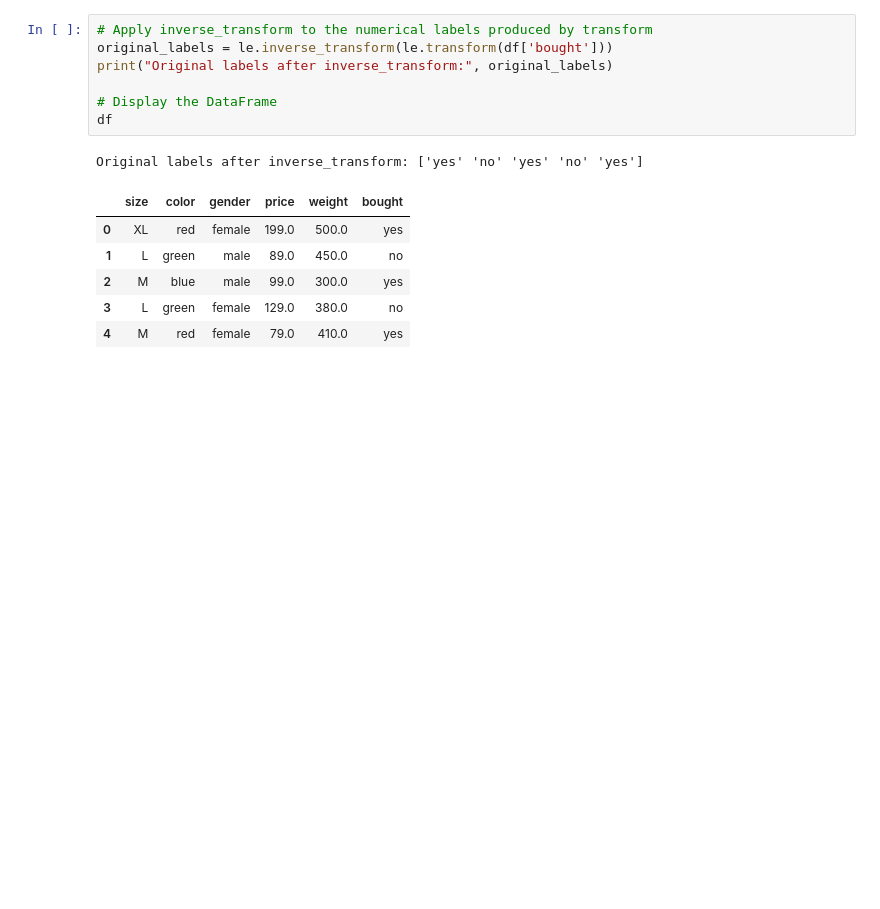
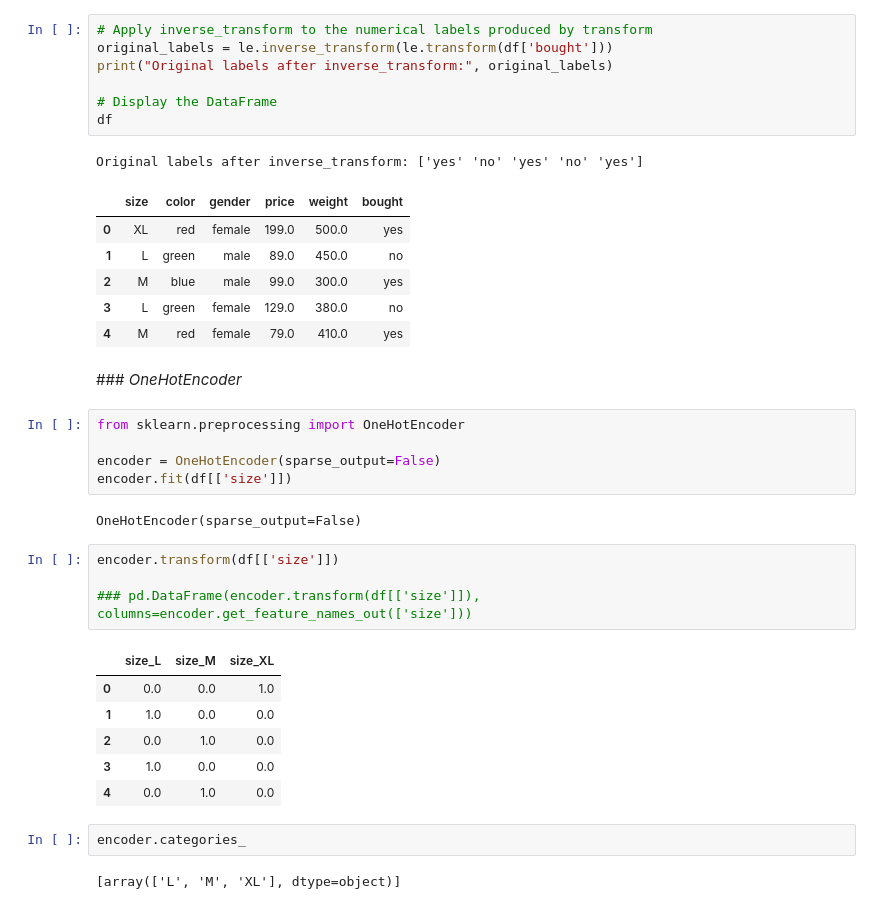
Before and after one commit to aashixomen/ML-bootcamp, a Jupyter notebook: 01_preprocessing.ipynb, the cells around one changed output. Cells and saved outputs as stored; diff of their text form; blank space fills up the shorter version.

```diff
--- a/01_preprocessing.ipynb
+++ b/01_preprocessing.ipynb
@@ -176,3 +176,27 @@ Original labels after inverse_transform: ['yes' 'no' 'yes' 'no' 'yes']
 | 2 | M | blue | male | 99.0 | 300.0 | yes |
 | 3 | L | green | female | 129.0 | 380.0 | no |
 | 4 | M | red | female | 79.0 | 410.0 | yes |
+# %% [markdown]
+###<a name='5'></a> *OneHotEncoder*
+# %%
+from sklearn.preprocessing import OneHotEncoder
+
+encoder = OneHotEncoder(sparse_output=False)
+encoder.fit(df[['size']])
+# %% [output]
+OneHotEncoder(sparse_output=False)
+# %%
+encoder.transform(df[['size']])
+
+### pd.DataFrame(encoder.transform(df[['size']]), columns=encoder.get_feature_names_out(['size']))
+# %% [output]
+|  | size_L | size_M | size_XL |
+| 0 | 0.0 | 0.0 | 1.0 |
+| 1 | 1.0 | 0.0 | 0.0 |
+| 2 | 0.0 | 1.0 | 0.0 |
+| 3 | 1.0 | 0.0 | 0.0 |
+| 4 | 0.0 | 1.0 | 0.0 |
+# %%
+encoder.categories_
+# %% [output]
+[array(['L', 'M', 'XL'], dtype=object)]
```
Also changed, not shown: parts of 5 cells of this notebook.
